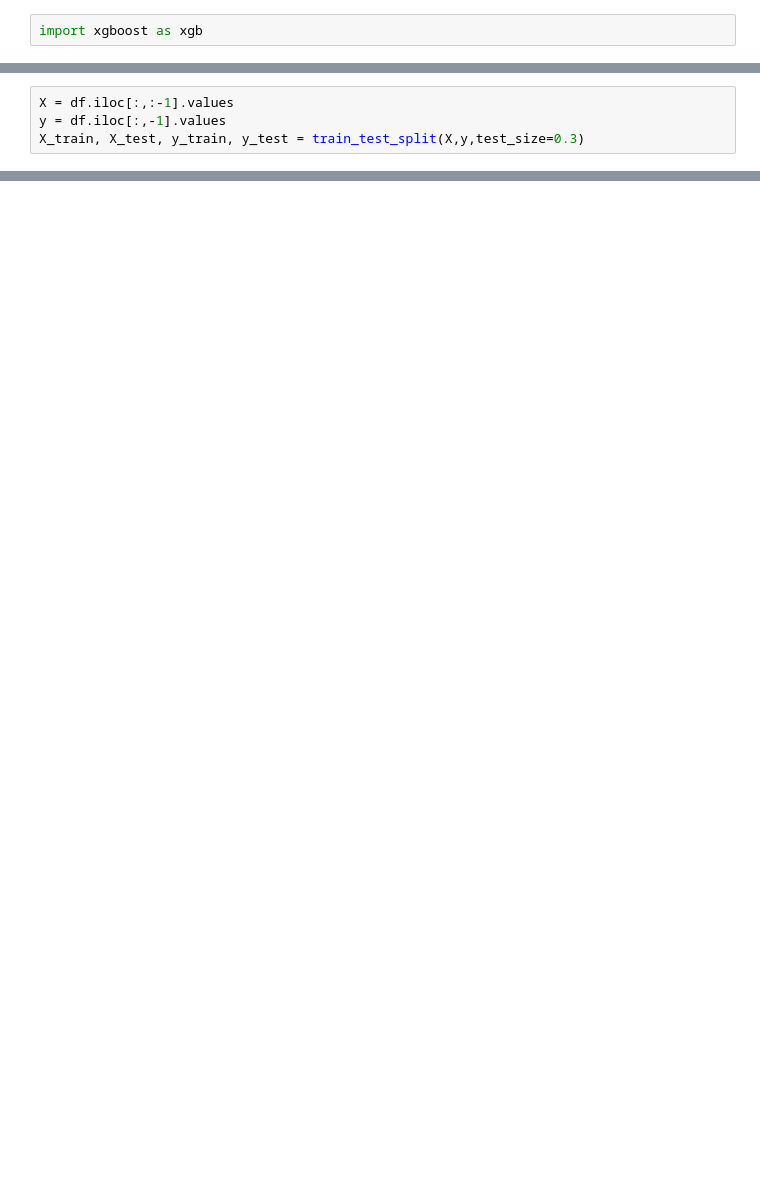
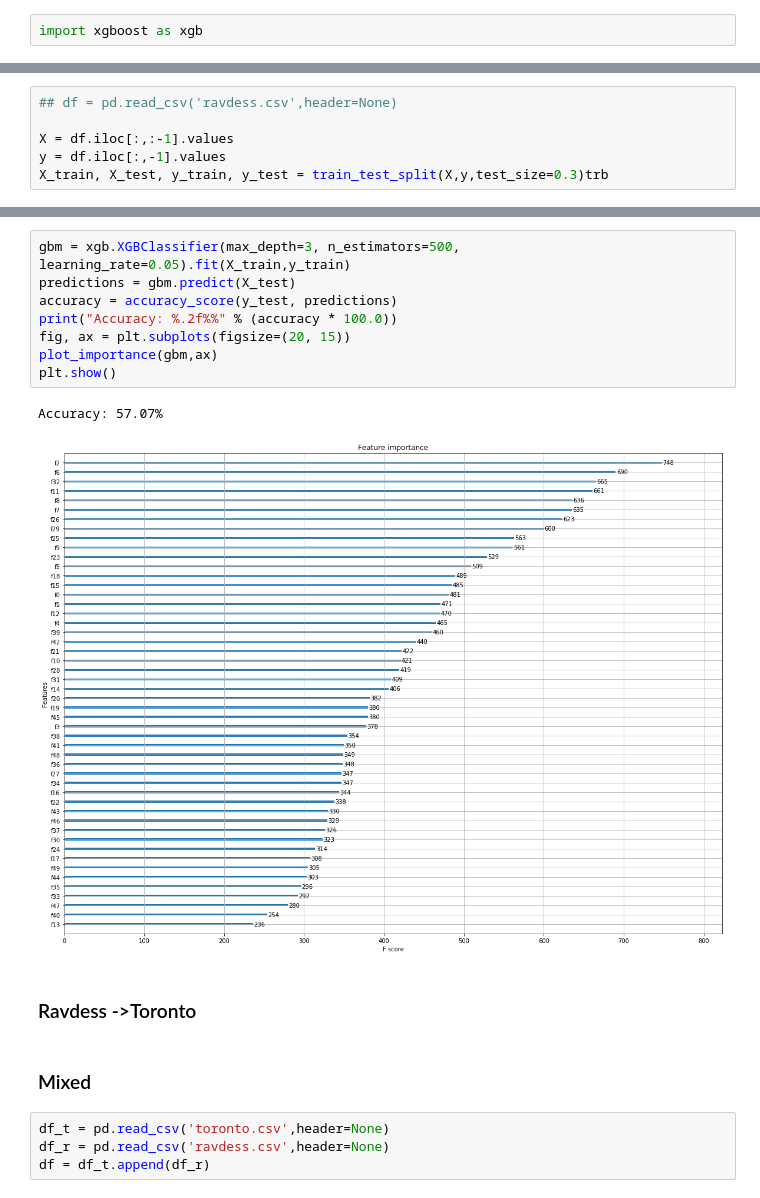
Before and after one commit to christianinov/DRU-W3-FP-6-Emotion-and-Tone-Analyzer, a Jupyter notebook: xgboost_cross.ipynb, the cells around one changed output, grey strips where cells are left out. Cells and saved outputs as stored; diff of their text form; blank space fills up the shorter version.

```diff
--- a/xgboost_cross.ipynb
+++ b/xgboost_cross.ipynb
@@ -74,4 +107,6 @@ df = df.drop(columns=[0])
 # %%
+## df = pd.read_csv('ravdess.csv',header=None)
+
 X = df.iloc[:,:-1].values
 y = df.iloc[:,-1].values
-X_train, X_test, y_train, y_test = train_test_split(X,y,test_size=0.3)
+X_train, X_test, y_train, y_test = train_test_split(X,y,test_size=0.3)trb
@@ -124,0 +144,19 @@ array([0.96607143, 0.94821429, 0.94821429, 0.96071429, 0.95878136])
+# %%
+gbm = xgb.XGBClassifier(max_depth=3, n_estimators=500, learning_rate=0.05).fit(X_train,y_train)
+predictions = gbm.predict(X_test)
+accuracy = accuracy_score(y_test, predictions)
+print("Accuracy: %.2f%%" % (accuracy * 100.0))
+fig, ax = plt.subplots(figsize=(20, 15))
+plot_importance(gbm,ax)
+plt.show()
+# %% [output]
+Accuracy: 57.07%
+[figure, added]
+# %% [markdown]
+### Ravdess ->Toronto
+# %% [markdown]
+### Mixed
+# %%
+df_t = pd.read_csv('toronto.csv',header=None)
+df_r = pd.read_csv('ravdess.csv',header=None)
+df = df_t.append(df_r)
```
Also changed, not shown: parts of 24 cells of this notebook.
